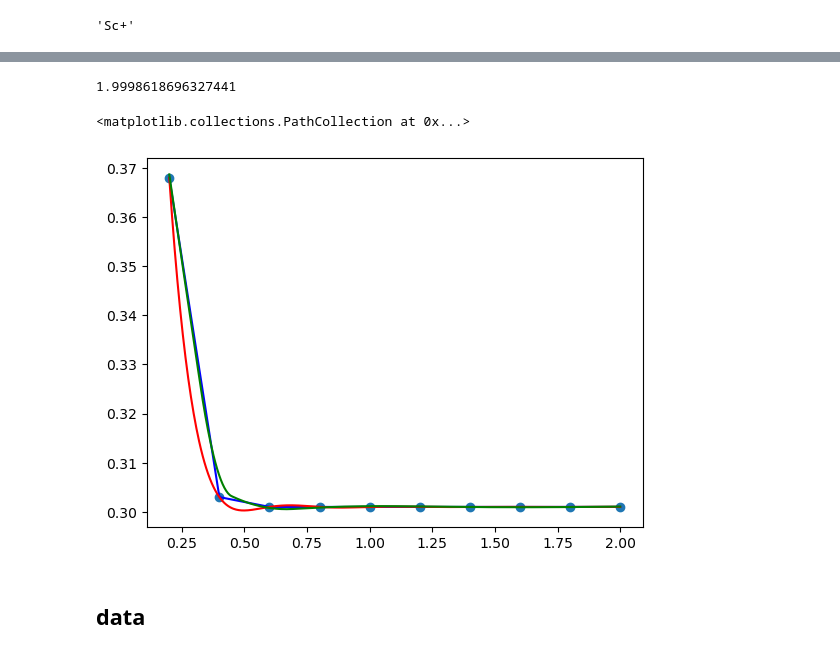
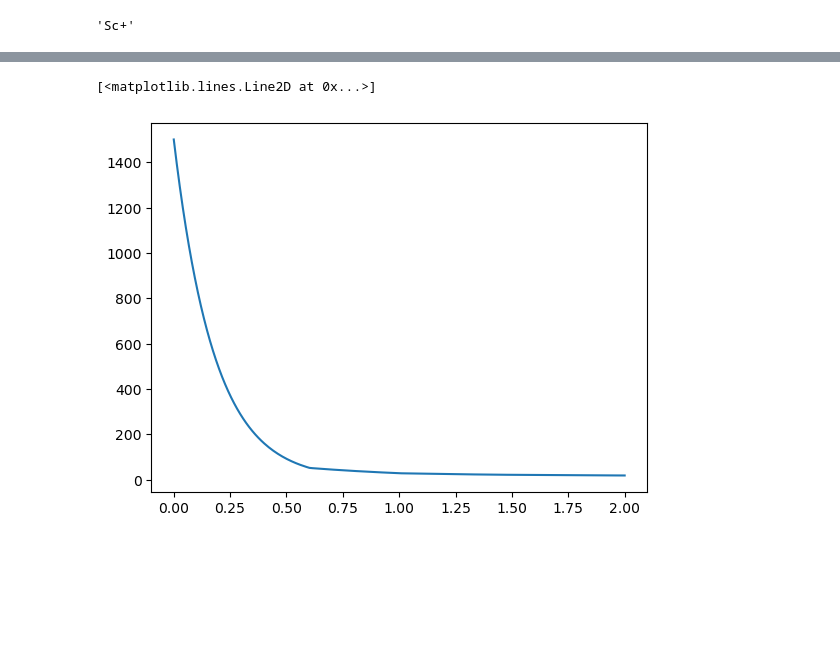
Before and after one commit to kyleneumann/Astro530, a Jupyter notebook: hw6.ipynb, the cells around one changed output, grey strips where cells are left out. Saved outputs shown, nothing was run; the diff lists cells and outputs as text; code cells hidden in the pictures; blank space fills up the shorter version.

```diff
--- a/hw6.ipynb
+++ b/hw6.ipynb
@@ -127,33 +203,0 @@ plt.plot(temp_arr,p_arr)
-# %%
-species = "H"
-T=5000
-theta = []
-data = rpf_df.loc[rpf_df["Theta="]==species].to_numpy()[0][1:-1]
-temp_data = []
-
-for i,d in enumerate(data):
-    if d != "-":
-        temp_data.append(float(d))
-        theta.append(0.2*(i+1))
-data = np.array(temp_data)
-theta = np.array(theta)
-th = 5040/T
-p_US = UnivariateSpline(theta,data,s=0,k=1)
-
-print(10**p_US(th))
-# %% [output]
-1.9998618696327441
-# %%
-us = UnivariateSpline(theta,data,s=0,k=1)
-us1 = UnivariateSpline(theta,data,s=0,k=5)
-us2 = UnivariateSpline(np.linspace(0.2,2,30),us(np.linspace(0.2,2,30)),s=1e-5,k=2)
-T_sim = np.linspace(0.2,2,500)
-plt.plot(T_sim,us(T_sim),c='b')
-plt.plot(T_sim,us1(T_sim),c='r')
-plt.plot(T_sim,us2(T_sim),c='g')
-plt.scatter(theta,data)
-# %% [output]
-<matplotlib.collections.PathCollection at 0x...>
-[figure, removed]
-# %% [markdown]
-## data
@@ -159,0 +241,8 @@ plt.scatter(theta,data)
+# %%
+theta_arr = np.linspace(1e-3,2,300)
+p_arr = partition(species="UII",temp = 5040/theta_arr)
+#plt.xscale("log")
+plt.plot(theta_arr,p_arr)
+# %% [output]
+[<matplotlib.lines.Line2D at 0x...>]
+[figure, added]
```
Also changed, not shown: parts of 8 cells of this notebook.
